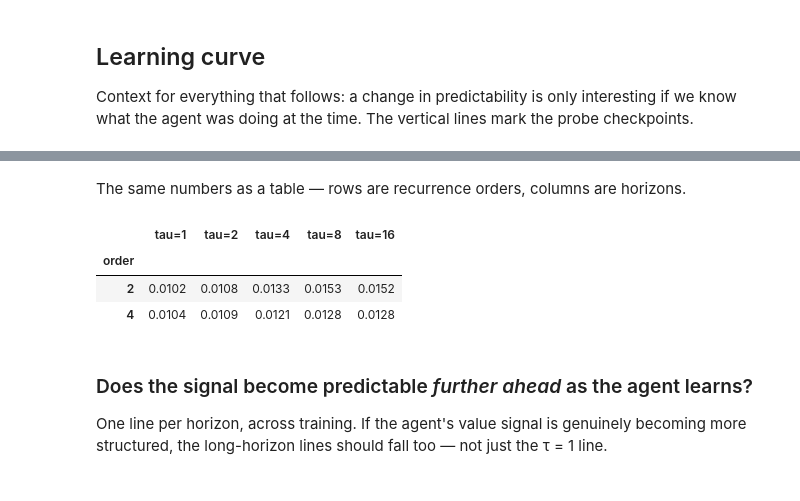
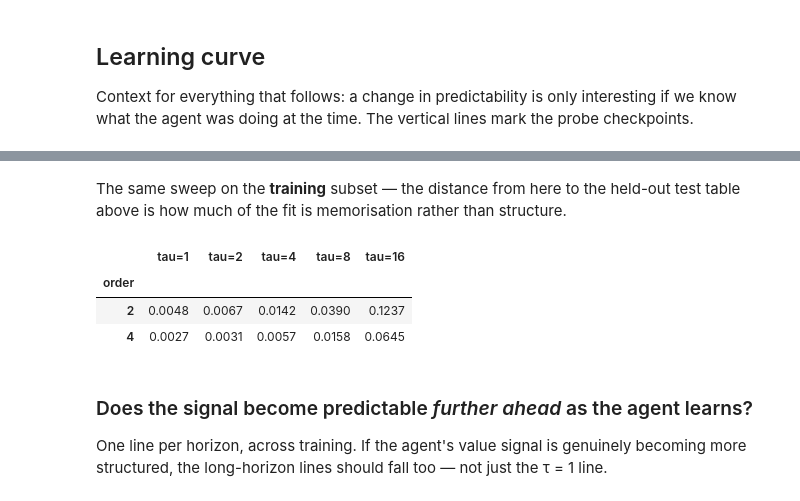
Before and after one commit to Souparna-Mandal/Low-Rank-RL-TL, a Jupyter notebook: experiments/dqn_cartpole/exp_value_recurrence_prediction.ipynb, the cells around one changed output, grey strips where cells are left out. Drawn from its saved outputs; the diff is of its cells as text; code cells hidden in the pictures.

```diff
--- a/experiments/dqn_cartpole/exp_value_recurrence_prediction.ipynb
+++ b/experiments/dqn_cartpole/exp_value_recurrence_prediction.ipynb
@@ -219,12 +219,15 @@ value_plots.plot_error_versus_forecast_horizon(run_directory);
 # %% [markdown]
-The same numbers as a table — rows are recurrence orders, columns are horizons.
+The same sweep on the **training** subset — the distance from here to the
+held-out test table above is how much of the fit is memorisation rather than
+structure.
 # %%
-value_plots.summarise_horizon_sweep(run_directory).round(4)
+value_plots.summarise_horizon_sweep(run_directory,
+                                    subset="training").round(4)
 # %% [output]
 |  | tau=1 | tau=2 | tau=4 | tau=8 | tau=16 |
 | order |  |  |  |  |  |
-| 2 | 0.0102 | 0.0108 | 0.0133 | 0.0153 | 0.0152 |
-| 4 | 0.0104 | 0.0109 | 0.0121 | 0.0128 | 0.0128 |
+| 2 | 0.0048 | 0.0067 | 0.0142 | 0.0390 | 0.1237 |
+| 4 | 0.0027 | 0.0031 | 0.0057 | 0.0158 | 0.0645 |
 # %% [markdown]
 ### Does the signal become predictable *further ahead* as the agent learns?
 
```
Also changed, not shown: parts of 20 cells of this notebook, 1 other file.
